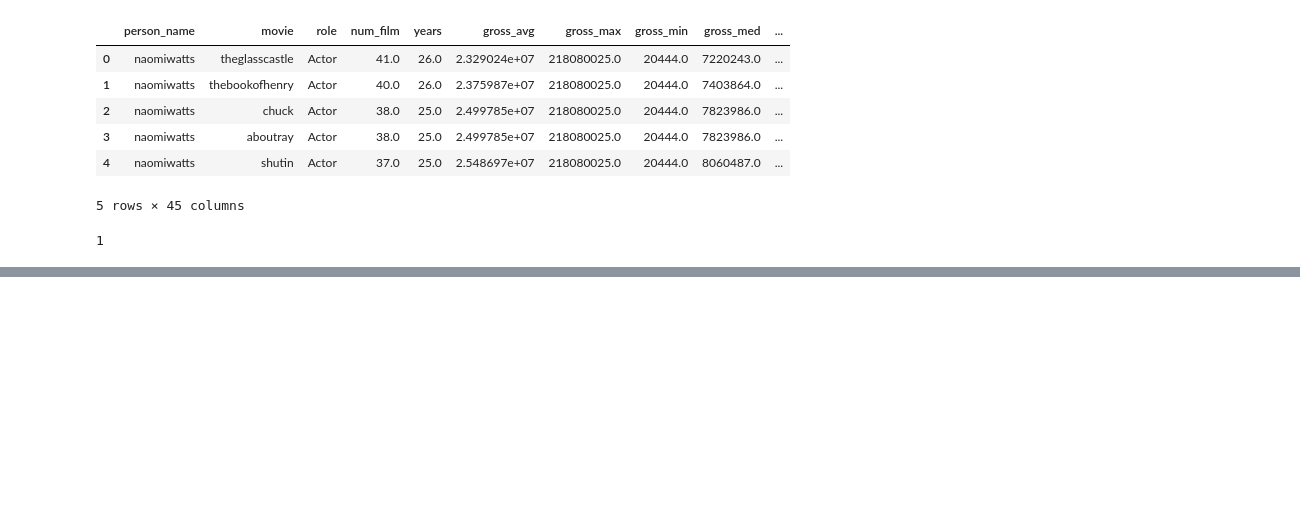
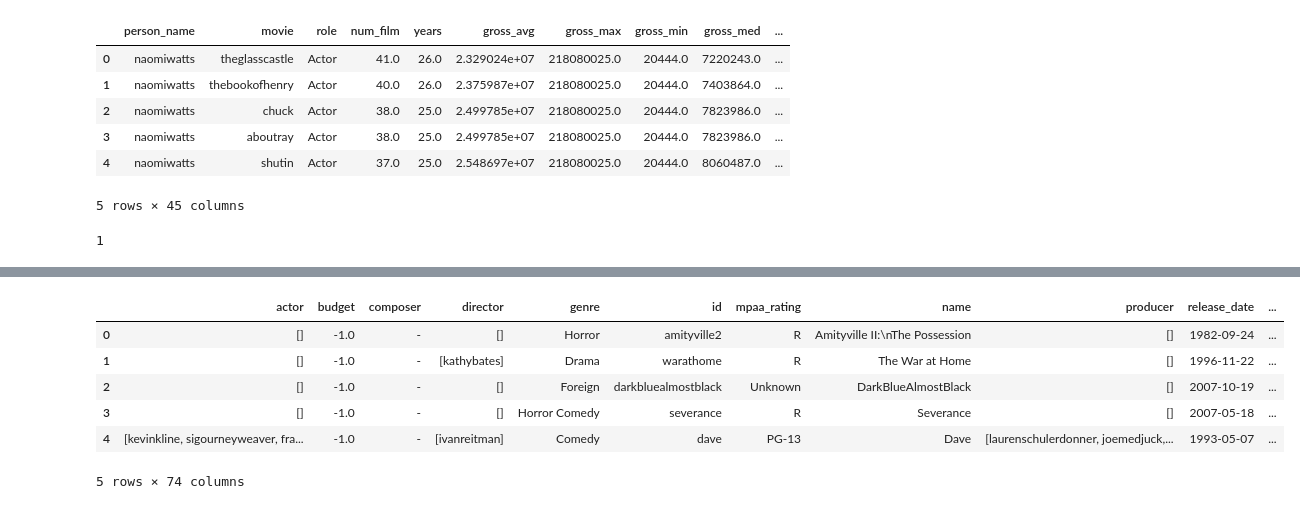
Before and after one commit to ZzerozZ/MovieRevenuePredicter, a Jupyter notebook: Movies_Preprocess.ipynb, the cells around one changed output, grey strips where cells are left out. Cells and saved outputs as stored; diff of their text form; code cells hidden in the pictures; blank space fills up the shorter version.

```diff
--- a/Movies_Preprocess.ipynb
+++ b/Movies_Preprocess.ipynb
@@ -364,0 +408,28 @@ save_obj(df, 'obj/movie_feats')
+# %%
+df1 = df.groupby('genre').agg({'id':'count'}).sort_values('id', ascending=False).reset_index()
+df1['genre_id'] = df1.index
+df = pd.merge(df, df1[['genre', 'genre_id']], on='genre', how='left')
+genre_onehot = keras.utils.to_categorical(df.genre_id.values)
+for i in range(df1.genre.values.shape[0]):
+    df['is_' + df1.genre.values[i]] = genre_onehot[:,i].ravel()
+
+del df1
+gc.collect()
+
+
+tmp_mpaa = label_encoder.fit_transform(df.mpaa_rating.values)
+mpaa_onehot = keras.utils.to_categorical(tmp_mpaa)
+
+for i in range(mpaa_onehot.shape[1]):
+    df['mpaa_' + df.mpaa_rating.unique()[i]] = mpaa_onehot[:,i].ravel()
+
+df.drop(['genre_id'], axis=1, inplace=True)
+df.head()
+# %% [output]
+|  | actor | budget | composer | director | genre | id | mpaa_rating | name | producer | release_date | ... |
+| 0 | [] | -1.0 | - | [] | Horror | amityville2 | R | Amityville II:\nThe Possession | [] | 1982-09-24 | ... |
+| 1 | [] | -1.0 | - | [kathybates] | Drama | warathome | R | The War at Home | [] | 1996-11-22 | ... |
+| 2 | [] | -1.0 | - | [] | Foreign | darkbluealmostblack | Unknown | DarkBlueAlmostBlack | [] | 2007-10-19 | ... |
+| 3 | [] | -1.0 | - | [] | Horror Comedy | severance | R | Severance | [] | 2007-05-18 | ... |
+| 4 | [kevinkline, sigourneyweaver, fra... | -1.0 | - | [ivanreitman] | Comedy | dave | PG-13 | Dave | [laurenschulerdonner, joemedjuck,... | 1993-05-07 | ... |
+5 rows × 74 columns
```
Also changed, not shown: parts of 7 cells of this notebook, 1 other file.
